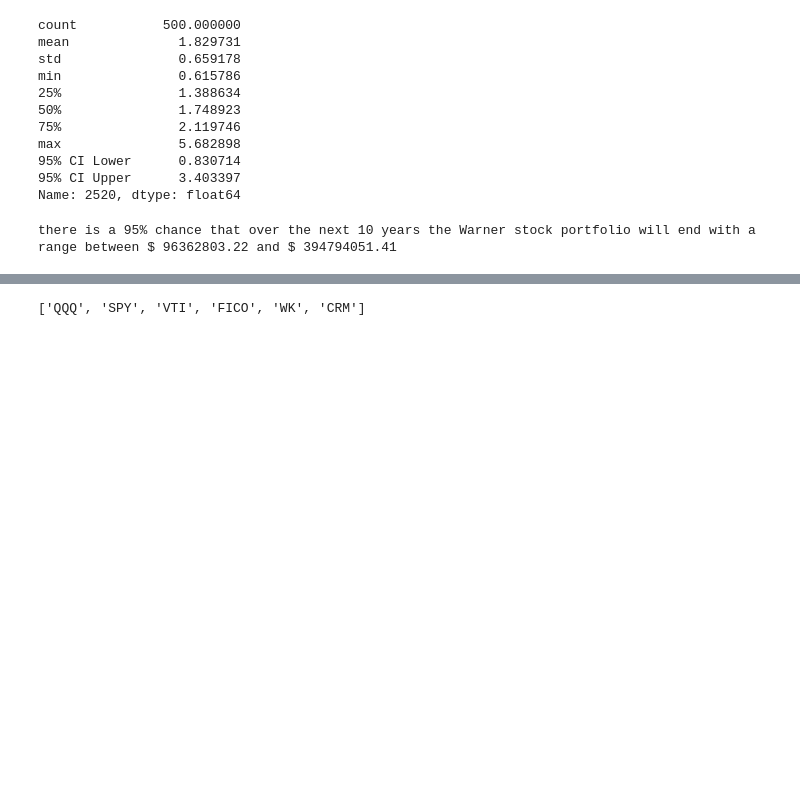
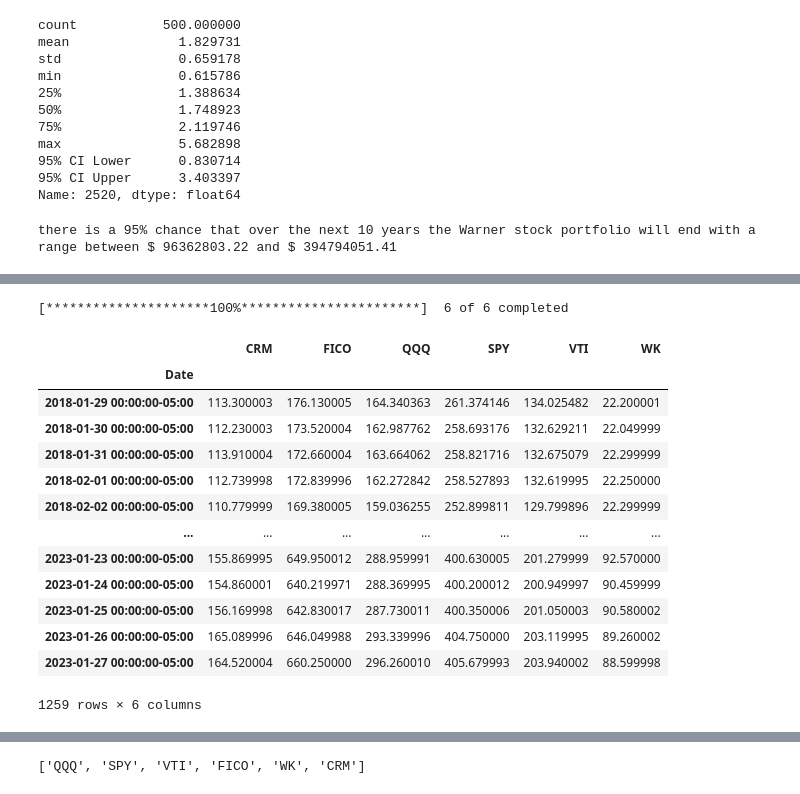
Before and after one commit to anuraggargLTI/module_8_project_1, a Jupyter notebook: politician_stocks.ipynb, the cells around one changed output, grey strips where cells are left out. Saved outputs shown, nothing was run; the diff lists cells and outputs as text; code cells hidden in the pictures; blank space fills up the shorter version.

Commit message:
closing price dataframes for politician portfolios created. pct change, mean returns, and std returns each portfolio calculated. still unable to use MCForecastTools to perform MC simulations.

```diff
--- a/politician_stocks.ipynb
+++ b/politician_stocks.ipynb
@@ -373,0 +400,22 @@ there is a 95% chance that over the next 10 years the Warner stock portfolio wil
+# %%
+gianforte_stock_info=yf.Tickers(gianforte_tickers)
+gianforte_df=gianforte_stock_info.history(period='5y')
+gianforte_df=pd.DataFrame(gianforte_df)
+gianforte_close_data=gianforte_df['Close']
+display(gianforte_close_data)
+# %% [output]
+[*********************100%***********************]  6 of 6 completed
+|  | CRM | FICO | QQQ | SPY | VTI | WK |
+| Date |  |  |  |  |  |  |
+| 2018-01-29 00:00:00-05:00 | 113.300003 | 176.130005 | 164.340363 | 261.374146 | 134.025482 | 22.200001 |
+| 2018-01-30 00:00:00-05:00 | 112.230003 | 173.520004 | 162.987762 | 258.693176 | 132.629211 | 22.049999 |
+| 2018-01-31 00:00:00-05:00 | 113.910004 | 172.660004 | 163.664062 | 258.821716 | 132.675079 | 22.299999 |
+| 2018-02-01 00:00:00-05:00 | 112.739998 | 172.839996 | 162.272842 | 258.527893 | 132.619995 | 22.250000 |
+| 2018-02-02 00:00:00-05:00 | 110.779999 | 169.380005 | 159.036255 | 252.899811 | 129.799896 | 22.299999 |
+| ... | ... | ... | ... | ... | ... | ... |
+| 2023-01-23 00:00:00-05:00 | 155.869995 | 649.950012 | 288.959991 | 400.630005 | 201.279999 | 92.570000 |
+| 2023-01-24 00:00:00-05:00 | 154.860001 | 640.219971 | 288.369995 | 400.200012 | 200.949997 | 90.459999 |
+| 2023-01-25 00:00:00-05:00 | 156.169998 | 642.830017 | 287.730011 | 400.350006 | 201.050003 | 90.580002 |
+| 2023-01-26 00:00:00-05:00 | 165.089996 | 646.049988 | 293.339996 | 404.750000 | 203.119995 | 89.260002 |
+| 2023-01-27 00:00:00-05:00 | 164.520004 | 660.250000 | 296.260010 | 405.679993 | 203.940002 | 88.599998 |
+1259 rows × 6 columns
```
Also changed, not shown: parts of 5 cells of this notebook.
